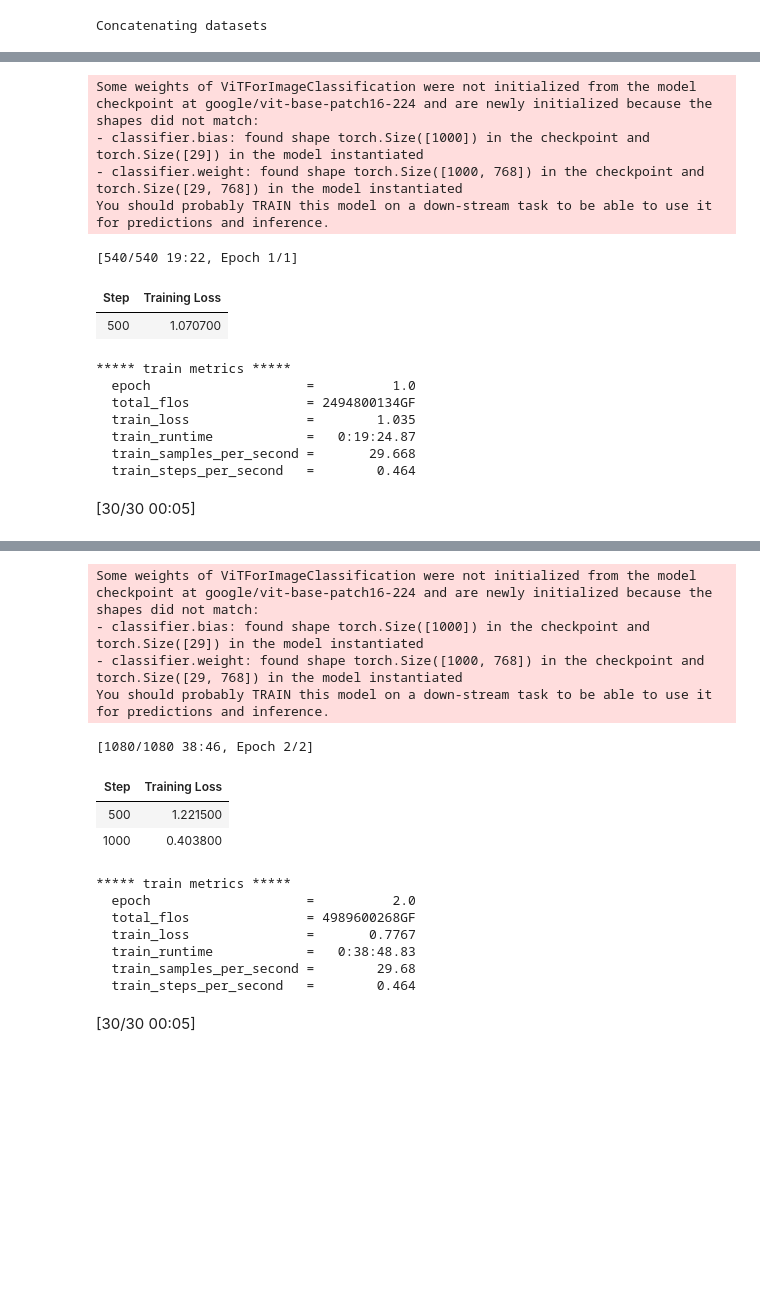
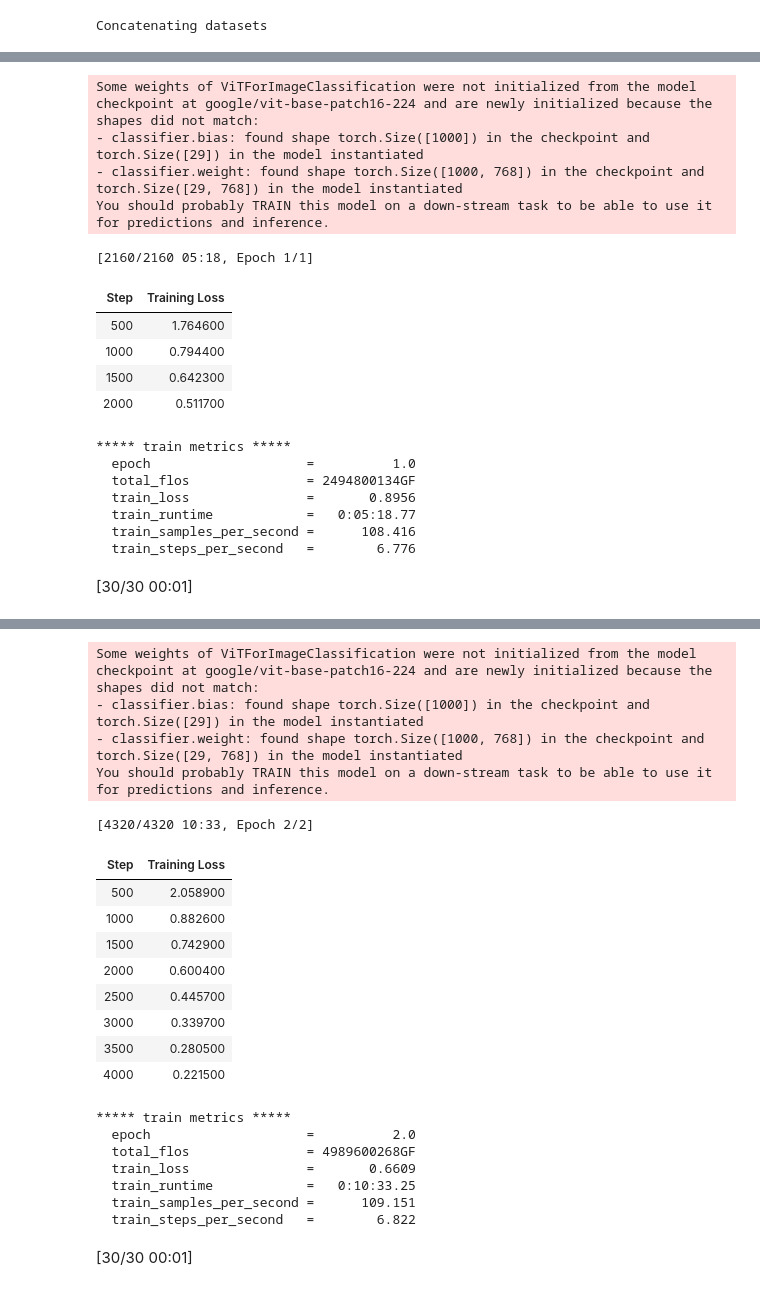
Before and after one commit to LucasColas/CNN-vs-ViT, a Jupyter notebook: ViT.ipynb, the cells around one changed output, grey strips where cells are left out. Cells and saved outputs as stored; diff of their text form; code cells hidden in the pictures; blank space fills up the shorter version.

Commit message:
fine-tune Vit with optimal hyperparameters

```diff
--- a/ViT.ipynb
+++ b/ViT.ipynb
@@ -248,4 +77,0 @@ Label: tensor([6])
-# %%
-metric = load("accuracy")
-def compute_metrics(p):
-    return metric.compute(predictions=np.argmax(p.predictions, axis=1), references=p.label_ids)
@@ -269,10 +77,0 @@ os.environ["WANDB_DISABLED"] = "true"
-# %%
-trainer = Trainer(
-    model=model,
-    args=trainig_arguments,
-    train_dataset=train_dataset,
-    eval_dataset=val_dataset,
-    compute_metrics=compute_metrics,
-)
-
-train_results = trainer.train()
@@ -346,14 +77,0 @@ Real Class:  adipose
-# %%
-correct_predictions = 0
-
-for idx in range(len(test_dataset)):
-  image = test_dataset[idx]['pixel_values'].to(model.device)
-  outputs = model(image.unsqueeze(0))
-  logits = outputs.logits
-
-  predicted_class_idx = logits.argmax(-1).item()
-
-  if predicted_class_idx == test_dataset[idx]['labels'].item():
-    correct_predictions += 1
-
-print(f"Fine-tuning accuracy on test dataset: {(correct_predictions / len(test_dataset))*100}%")
@@ -494,6 +347,9 @@ os.environ["WANDB_DISABLED"] = "true"
 # %%
-num_epochs = np.arange(1,3,1).tolist()
+num_epochs = np.arange(1,11,1).tolist()
 eval_accuracy = []
+
+eval_loss = []
+train_loss = []
 
 metrics_top1 = {}
 metrics_top5 = {}
@@ -516,12 +372,10 @@ for epoch in num_epochs:
       learning_rate = 5e-5,
       lr_scheduler_type="cosine",
       num_train_epochs=epoch,
-      #fp16=True, # Try this or bf16 in case fine-tuning takes too much time
       per_device_train_batch_size=16,
       per_device_eval_batch_size=16,
-      gradient_accumulation_steps=4,
       warmup_ratio = 0.2,
-      save_strategy="epoch",
+      weight_decay = 0.01,
       report_to="none"
 
       )
@@ -545,6 +399,8 @@ for epoch in num_epochs:
   trainer.log_metrics("eval", metrics)
   trainer.save_metrics("eval", metrics)
 
+  eval_loss.append(metrics['eval_loss'])
+  train_loss.append(train_results.metrics['train_loss'])
   eval_accuracy.append(metrics['eval_accuracy']*100)
   metrics_top1[epoch] = metrics_evaluation(test_dataset, 1)
   metrics_top5[epoch] = metrics_evaluation(test_dataset, 5)
@@ -554,7 +410,7 @@ with open('result_top1.json', 'w') as fp:
     json.dump(metrics_top1, fp)
 
 with open('result_top5.json', 'w') as fp:
-    json.dump(metrics_top1, fp)
+    json.dump(metrics_top5, fp)
 # %% [output]
 ----------------------------------
 Total Train Epochs: 1
@@ -562,16 +418,19 @@ Some weights of ViTForImageClassification were not initialized from the model ch
 - classifier.bias: found shape torch.Size([1000]) in the checkpoint and torch.Size([29]) in the model instantiated
 - classifier.weight: found shape torch.Size([1000, 768]) in the checkpoint and torch.Size([29, 768]) in the model instantiated
 You should probably TRAIN this model on a down-stream task to be able to use it for predictions and inference.
-[540/540 19:22, Epoch 1/1]
+[2160/2160 05:18, Epoch 1/1]
 | Step | Training Loss |
-| 500 | 1.070700 |
+| 500 | 1.764600 |
+| 1000 | 0.794400 |
+| 1500 | 0.642300 |
+| 2000 | 0.511700 |
 ***** train metrics *****
   epoch                    =          1.0
   total_flos               = 2494800134GF
-  train_loss               =        1.035
-  train_runtime            =   0:19:24.87
-  train_samples_per_second =       29.668
-  train_steps_per_second   =        0.464
+  train_loss               =       0.8956
+  train_runtime            =   0:05:18.77
+  train_samples_per_second =      108.416
+  train_steps_per_second   =        6.776
-[30/30 00:05]
+[30/30 00:01]
 ***** eval metrics *****
   epoch                   =        1.0
@@ -593,18 +452,24 @@ Fine-tuning Top-5 F1-Score on test dataset: 99.17353819950868%
 ----------------------------------
 Total Train Epochs: 2
 Some weights of ViTForImageClassification were not initialized from the model checkpoint at google/vit-base-patch16-224 and are newly initialized because the shapes did not match:
 - classifier.bias: found shape torch.Size([1000]) in the checkpoint and torch.Size([29]) in the model instantiated
 - classifier.weight: found shape torch.Size([1000, 768]) in the checkpoint and torch.Size([29, 768]) in the model instantiated
 You should probably TRAIN this model on a down-stream task to be able to use it for predictions and inference.
-[1080/1080 38:46, Epoch 2/2]
+[4320/4320 10:33, Epoch 2/2]
 | Step | Training Loss |
-| 500 | 1.221500 |
-| 1000 | 0.403800 |
+| 500 | 2.058900 |
+| 1000 | 0.882600 |
+| 1500 | 0.742900 |
+| 2000 | 0.600400 |
+| 2500 | 0.445700 |
+| 3000 | 0.339700 |
+| 3500 | 0.280500 |
+| 4000 | 0.221500 |
 ***** train metrics *****
   epoch                    =          2.0
   total_flos               = 4989600268GF
-  train_loss               =       0.7767
-  train_runtime            =   0:38:48.83
-  train_samples_per_second =        29.68
-  train_steps_per_second   =        0.464
+  train_loss               =       0.6609
+  train_runtime            =   0:10:33.25
+  train_samples_per_second =      109.151
+  train_steps_per_second   =        6.822
-[30/30 00:05]
+[30/30 00:01]
```
Also changed, not shown: parts of 39 cells of this notebook.
